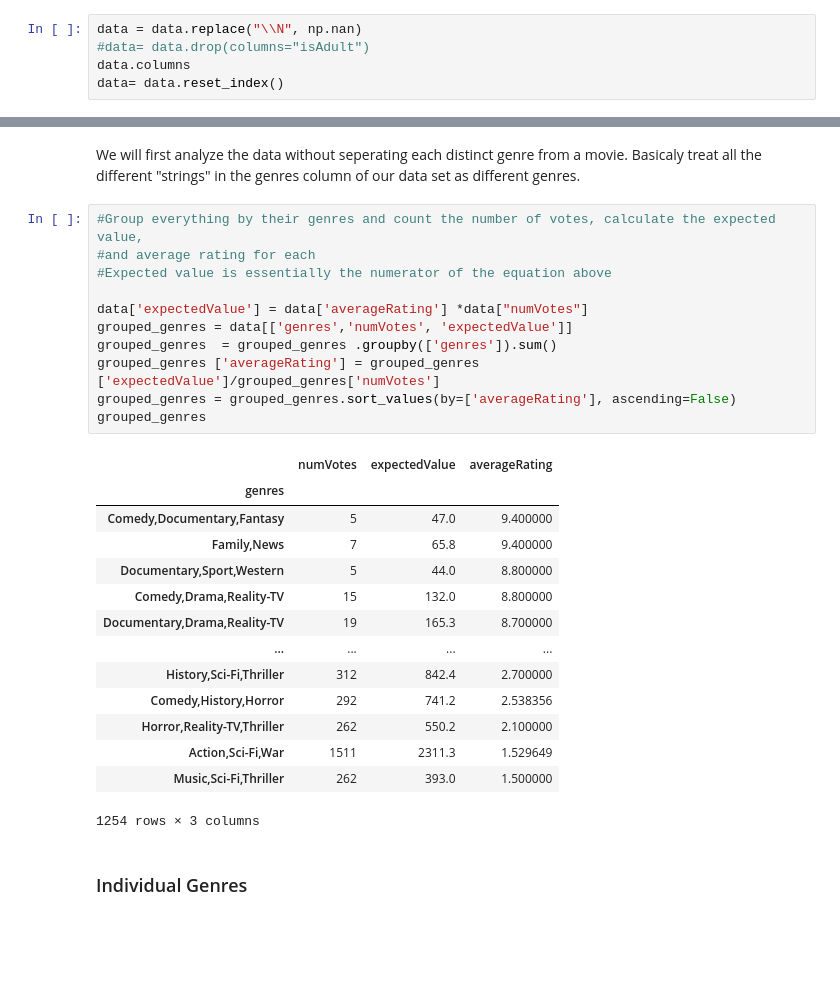
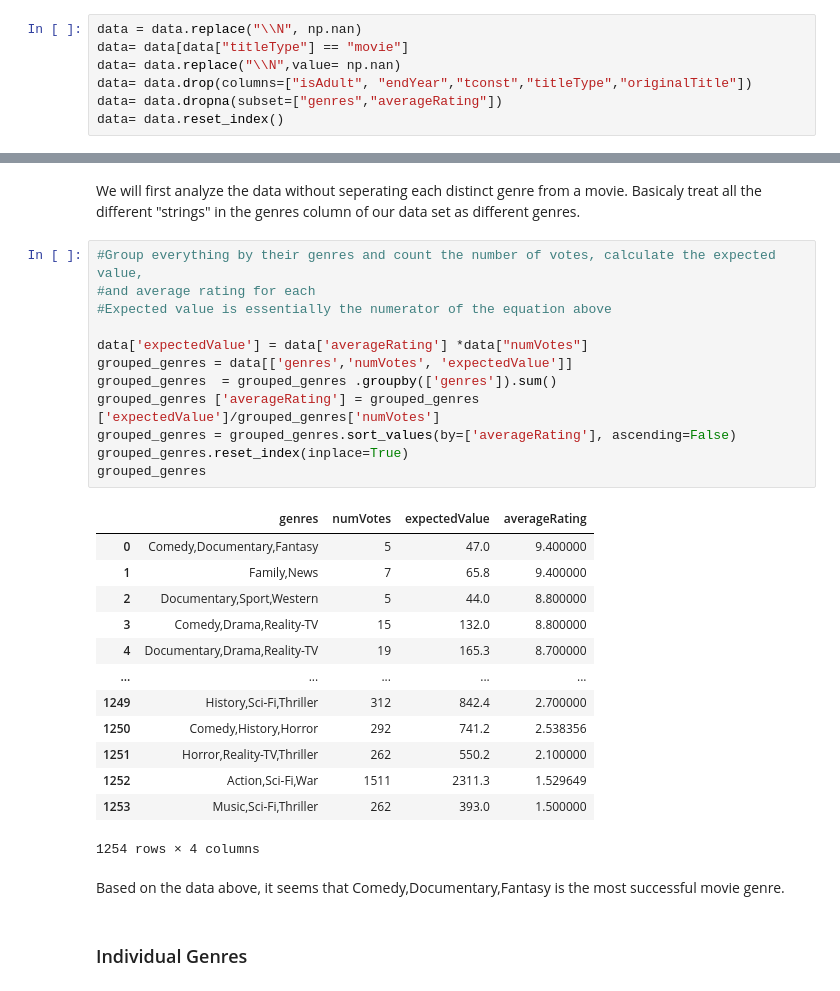
Before and after one commit to jzhang1705/Final-Tutorial-CMSC320, a Jupyter notebook: Final_Tutorial.ipynb, the cells around one changed output, grey strips where cells are left out. Cells and saved outputs as stored; diff of their text form; blank space fills up the shorter version.

```diff
--- a/Final_Tutorial.ipynb
+++ b/Final_Tutorial.ipynb
@@ -51,8 +52,10 @@ To find the average rating for each genre, we will use this equation:
 $\frac {\sum {averageRating * numVotes}} {\sum {numVotes}}$
 # %%
 data = data.replace("\\N", np.nan)
-#data= data.drop(columns="isAdult")
-data.columns
+data= data[data["titleType"] == "movie"]
+data= data.replace("\\N",value= np.nan)
+data= data.drop(columns=["isAdult", "endYear","tconst","titleType","originalTitle"])
+data= data.dropna(subset=["genres","averageRating"])
 data= data.reset_index()
 # %%
 #Drop all the rows where the genre is NaN
@@ -79,29 +82,31 @@ We will first analyze the data without seperating each distinct genre from a mov
 # %%
 #Group everything by their genres and count the number of votes, calculate the expected value,
 #and average rating for each
 #Expected value is essentially the numerator of the equation above
 
 data['expectedValue'] = data['averageRating'] *data["numVotes"]
 grouped_genres = data[['genres','numVotes', 'expectedValue']]
 grouped_genres  = grouped_genres .groupby(['genres']).sum()
 grouped_genres ['averageRating'] = grouped_genres ['expectedValue']/grouped_genres['numVotes']
 grouped_genres = grouped_genres.sort_values(by=['averageRating'], ascending=False)
+grouped_genres.reset_index(inplace=True)
 grouped_genres
 # %% [output]
-|  | numVotes | expectedValue | averageRating |
-| genres |  |  |  |
-| Comedy,Documentary,Fantasy | 5 | 47.0 | 9.400000 |
-| Family,News | 7 | 65.8 | 9.400000 |
-| Documentary,Sport,Western | 5 | 44.0 | 8.800000 |
-| Comedy,Drama,Reality-TV | 15 | 132.0 | 8.800000 |
-| Documentary,Drama,Reality-TV | 19 | 165.3 | 8.700000 |
-| ... | ... | ... | ... |
-| History,Sci-Fi,Thriller | 312 | 842.4 | 2.700000 |
-| Comedy,History,Horror | 292 | 741.2 | 2.538356 |
-| Horror,Reality-TV,Thriller | 262 | 550.2 | 2.100000 |
-| Action,Sci-Fi,War | 1511 | 2311.3 | 1.529649 |
-| Music,Sci-Fi,Thriller | 262 | 393.0 | 1.500000 |
+|  | genres | numVotes | expectedValue | averageRating |
+| 0 | Comedy,Documentary,Fantasy | 5 | 47.0 | 9.400000 |
+| 1 | Family,News | 7 | 65.8 | 9.400000 |
+| 2 | Documentary,Sport,Western | 5 | 44.0 | 8.800000 |
+| 3 | Comedy,Drama,Reality-TV | 15 | 132.0 | 8.800000 |
+| 4 | Documentary,Drama,Reality-TV | 19 | 165.3 | 8.700000 |
+| ... | ... | ... | ... | ... |
+| 1249 | History,Sci-Fi,Thriller | 312 | 842.4 | 2.700000 |
+| 1250 | Comedy,History,Horror | 292 | 741.2 | 2.538356 |
+| 1251 | Horror,Reality-TV,Thriller | 262 | 550.2 | 2.100000 |
+| 1252 | Action,Sci-Fi,War | 1511 | 2311.3 | 1.529649 |
+| 1253 | Music,Sci-Fi,Thriller | 262 | 393.0 | 1.500000 |
-1254 rows × 3 columns
+1254 rows × 4 columns
+# %% [markdown]
+Based on the data above, it seems that Comedy,Documentary,Fantasy is the most successful movie genre.
 # %% [markdown]
 ### Individual Genres
 # %% [markdown]
```
Also changed, not shown: parts of 44 cells of this notebook.
